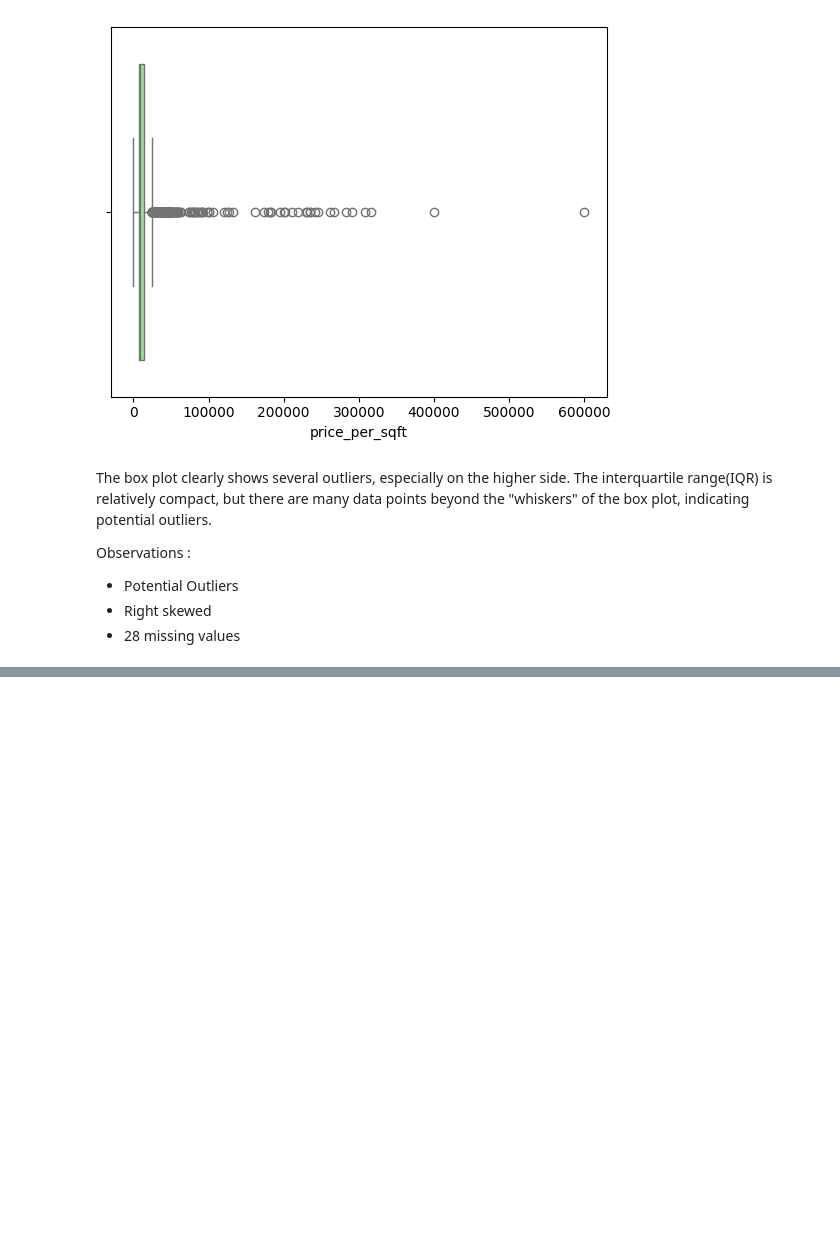
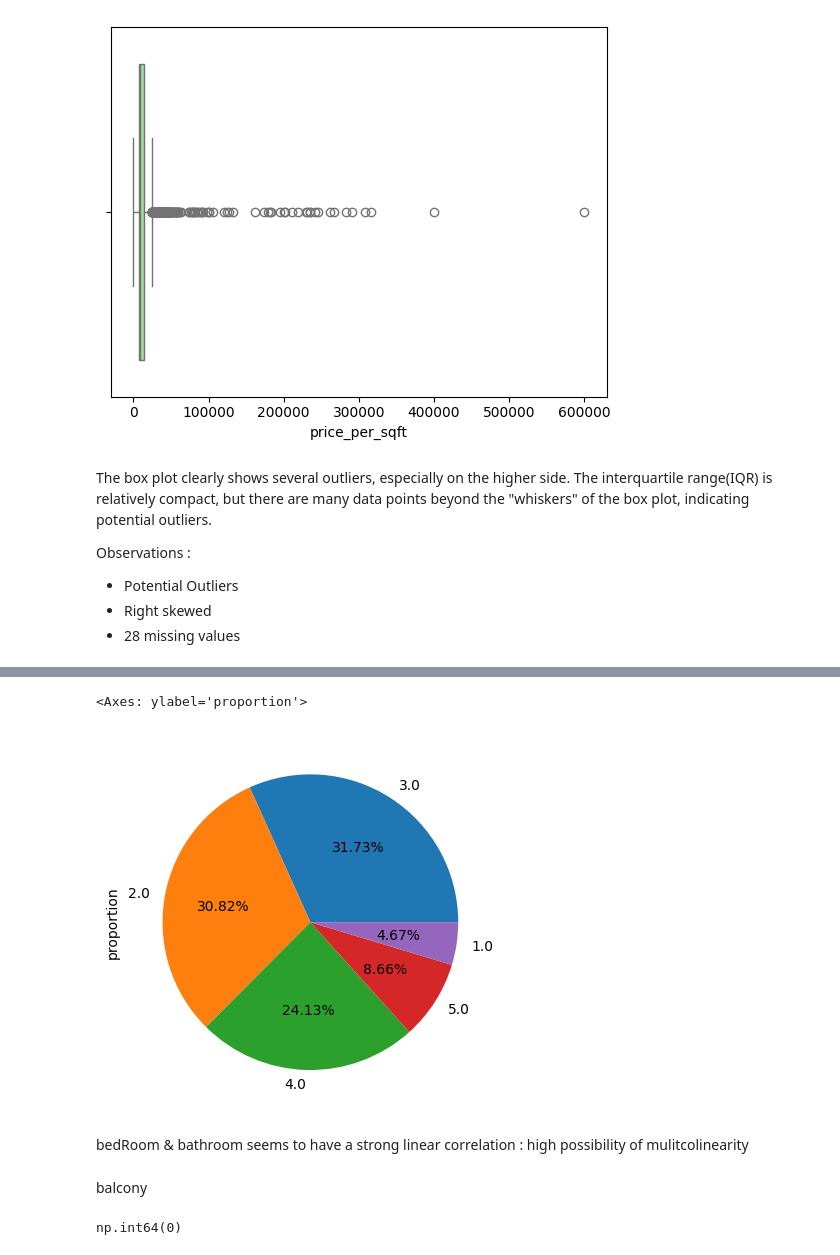
Before and after one commit to garvit1408/NestWise-, a Jupyter notebook: 4 - EDA/eda-univariate-analysis.ipynb, the cells around one changed output, grey strips where cells are left out. Drawn from its saved outputs; the diff is of its cells as text; code cells hidden in the pictures; blank space fills up the shorter version.

```diff
--- a/4 - EDA/eda-univariate-analysis.ipynb
+++ b/4 - EDA/eda-univariate-analysis.ipynb
@@ -379,0 +449,13 @@ Observations :
+# %%
+df['bathroom'].value_counts(normalize=True).head().plot(kind='pie',autopct='%0.2f%%')
+# %% [output]
+<Axes: ylabel='proportion'>
+[figure, added]
+# %% [markdown]
+bedRoom & bathroom seems to have a strong linear correlation : high possibility of mulitcolinearity
+# %% [markdown]
+balcony
+# %%
+df['balcony'].isnull().sum()
+# %% [output]
+np.int64(0)
```
Also changed, not shown: parts of 25 cells of this notebook.
